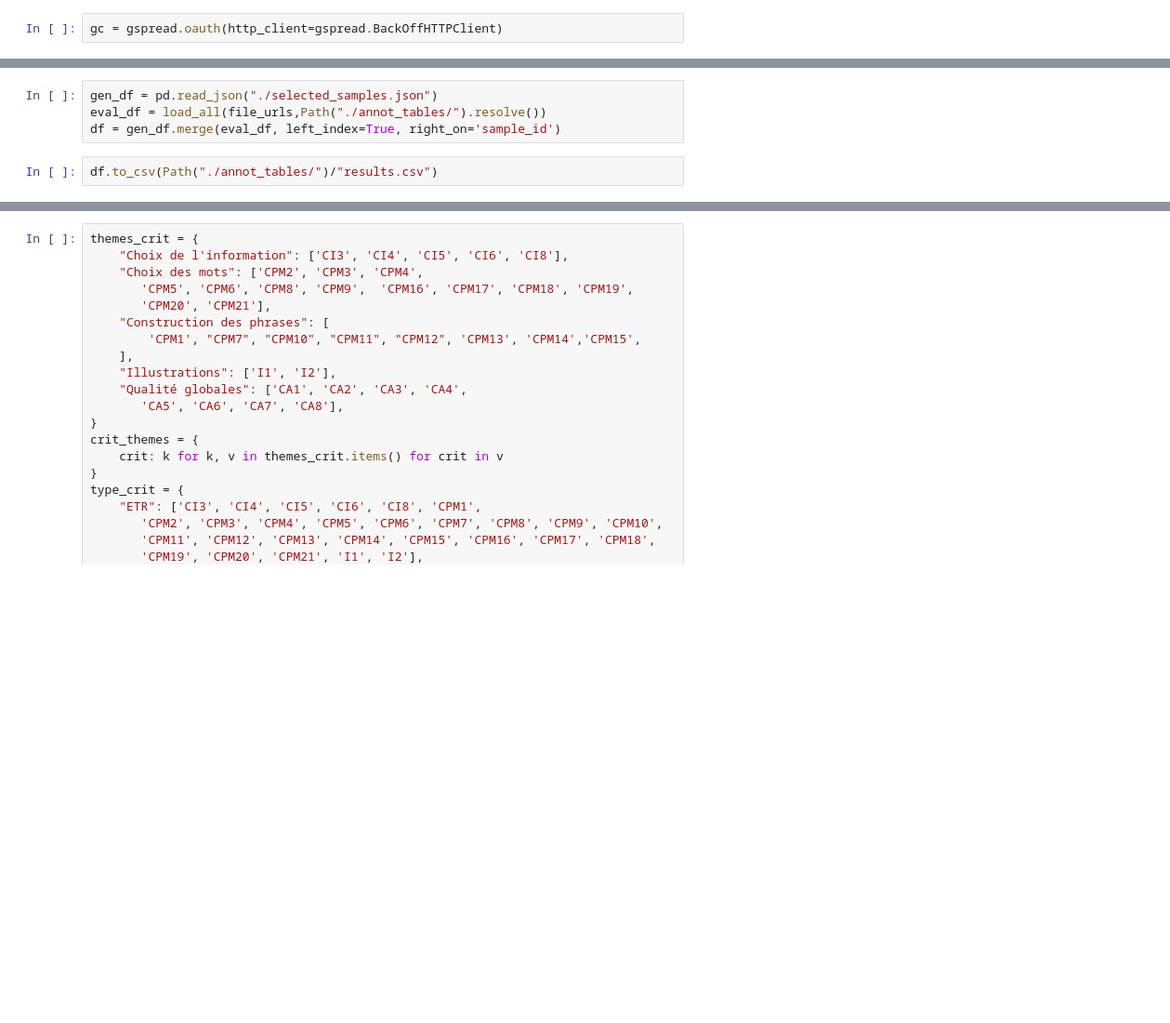
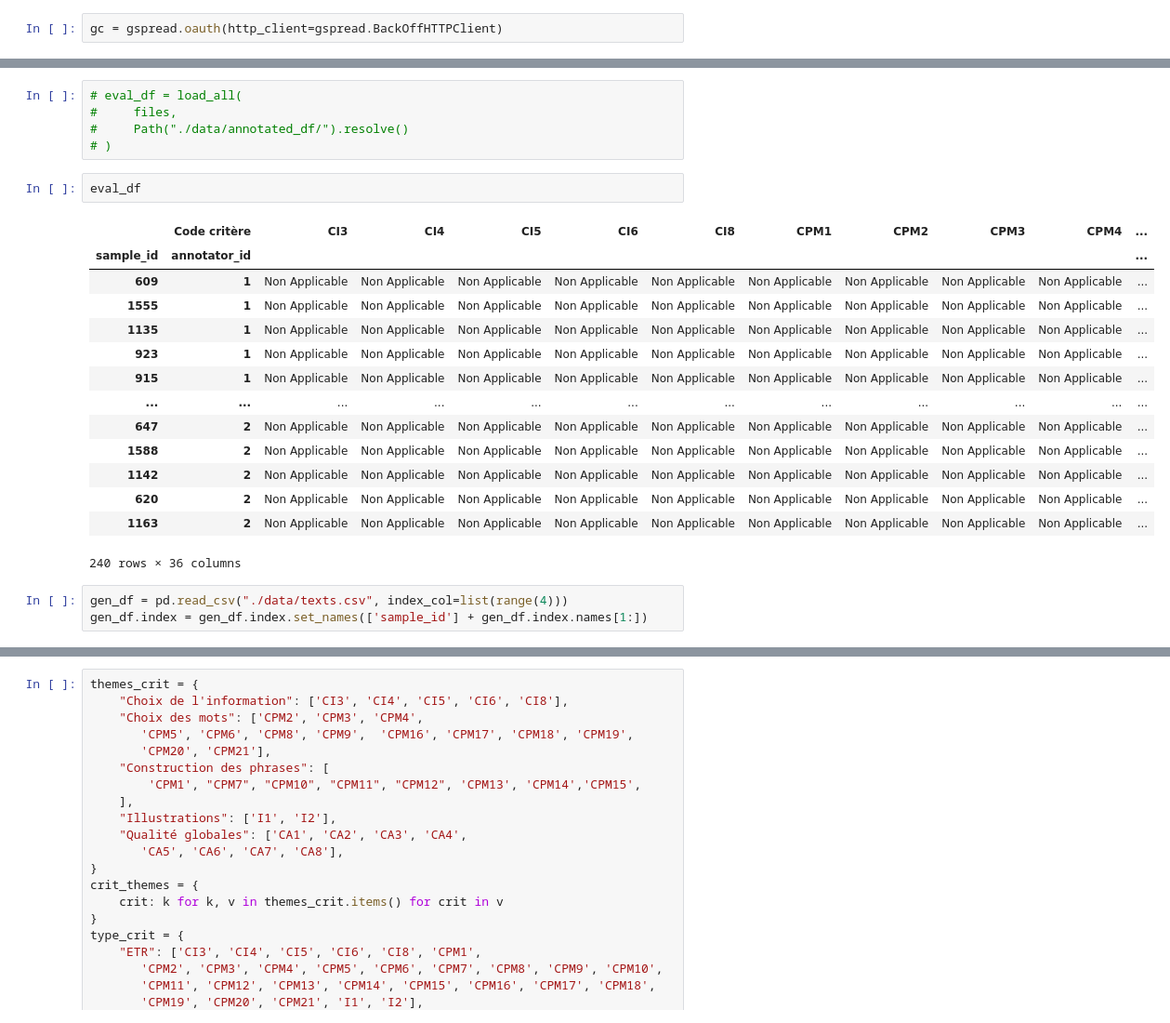
Before and after one commit to FrLdy/ETR-PEFT-Composition, a Jupyter notebook: notebooks/human_eval/get_annotations.ipynb, the cells around one changed output, grey strips where cells are left out. Shown: that part at 93% size. Saved outputs shown, nothing was run; the diff lists cells and outputs as text; blank space fills up the shorter version.

```diff
--- a/notebooks/human_eval/get_annotations.ipynb
+++ b/notebooks/human_eval/get_annotations.ipynb
@@ -51,9 +49,28 @@ def load_all(file_urls, local_dir, save=True, load=True):
         dfs.append(df)
 
     return pd.concat(dfs)
+# %%
+# eval_df = load_all(
+#     files,
+#     Path("./data/annotated_df/").resolve()
+# )
+# %%
+eval_df
+# %% [output]
+|  | Code critère | CI3 | CI4 | CI5 | CI6 | CI8 | CPM1 | CPM2 | CPM3 | CPM4 | ... |
+| sample_id | annotator_id |  |  |  |  |  |  |  |  |  | ... |
+| 609 | 1 | Non Applicable | Non Applicable | Non Applicable | Non Applicable | Non Applicable | Non Applicable | Non Applicable | Non Applicable | Non Applicable | ... |
+| 1555 | 1 | Non Applicable | Non Applicable | Non Applicable | Non Applicable | Non Applicable | Non Applicable | Non Applicable | Non Applicable | Non Applicable | ... |
+| 1135 | 1 | Non Applicable | Non Applicable | Non Applicable | Non Applicable | Non Applicable | Non Applicable | Non Applicable | Non Applicable | Non Applicable | ... |
+| 923 | 1 | Non Applicable | Non Applicable | Non Applicable | Non Applicable | Non Applicable | Non Applicable | Non Applicable | Non Applicable | Non Applicable | ... |
+| 915 | 1 | Non Applicable | Non Applicable | Non Applicable | Non Applicable | Non Applicable | Non Applicable | Non Applicable | Non Applicable | Non Applicable | ... |
+| ... | ... | ... | ... | ... | ... | ... | ... | ... | ... | ... | ... |
+| 647 | 2 | Non Applicable | Non Applicable | Non Applicable | Non Applicable | Non Applicable | Non Applicable | Non Applicable | Non Applicable | Non Applicable | ... |
+| 1588 | 2 | Non Applicable | Non Applicable | Non Applicable | Non Applicable | Non Applicable | Non Applicable | Non Applicable | Non Applicable | Non Applicable | ... |
+| 1142 | 2 | Non Applicable | Non Applicable | Non Applicable | Non Applicable | Non Applicable | Non Applicable | Non Applicable | Non Applicable | Non Applicable | ... |
+| 620 | 2 | Non Applicable | Non Applicable | Non Applicable | Non Applicable | Non Applicable | Non Applicable | Non Applicable | Non Applicable | Non Applicable | ... |
+| 1163 | 2 | Non Applicable | Non Applicable | Non Applicable | Non Applicable | Non Applicable | Non Applicable | Non Applicable | Non Applicable | Non Applicable | ... |
+240 rows × 36 columns
 # %%
-gen_df = pd.read_json("./selected_samples.json")
-eval_df = load_all(file_urls,Path("./annot_tables/").resolve())
-df = gen_df.merge(eval_df, left_index=True, right_on='sample_id')
+gen_df = pd.read_csv("./data/texts.csv", index_col=list(range(4)))
+gen_df.index = gen_df.index.set_names(['sample_id'] + gen_df.index.names[1:])
-# %%
-df.to_csv(Path("./annot_tables/")/"results.csv")
```
Also changed, not shown: parts of 9 cells of this notebook, 32 other files.
